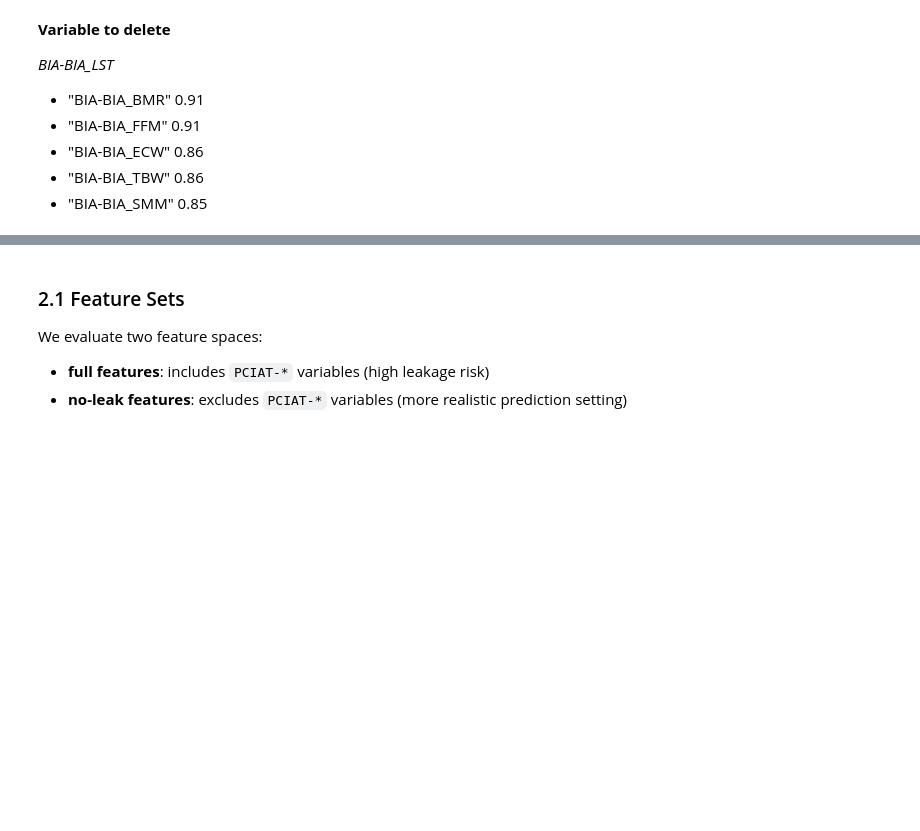
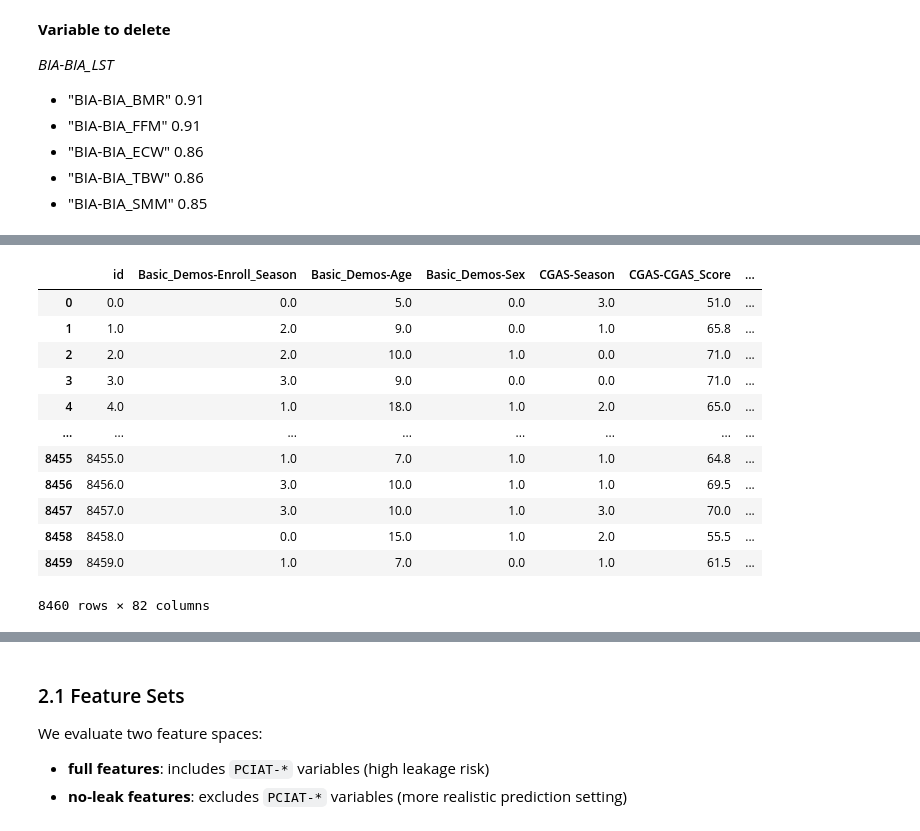
Before and after one commit to kilomo12/Data_Mining_project2, a Jupyter notebook: Data_Mining_project_2_copy.ipynb, the cells around one changed output, grey strips where cells are left out. Drawn from its saved outputs; the diff is of its cells as text; code cells hidden in the pictures; blank space fills up the shorter version.

```diff
--- a/Data_Mining_project_2_copy.ipynb
+++ b/Data_Mining_project_2_copy.ipynb
@@ -459,0 +549,46 @@ corr_info(numerical_df, 0.5, "spearman", "dict")["BIA-BIA_LST"]
+# %%
+# Imputation strategy MissForest
+from sklearn.impute import IterativeImputer
+
+df_1 = df.copy()
+
+# 2. Encodage des catégories sur df_1 (pas df)
+encoder = OrdinalEncoder()
+cat_cols = categorical_cols.columns
+df_1[cat_cols] = encoder.fit_transform(df_1[cat_cols])
+
+# 3. Configuration de l'imputeur (Style MissForest optimisé)
+# C'est ICI qu'on place n_jobs=-1 pour accélérer le RandomForest
+estimateur = RandomForestRegressor(
+    n_estimators=10,
+    n_jobs=-1,       # Utilise tous les cœurs du processeur
+    random_state=42
+)
+
+imputer = IterativeImputer(
+    estimator=estimateur,
+    random_state=42,
+    max_iter=10      # Attention, pas de paramètre n_jobs ici !
+)
+
+# 4. Imputation
+df_imputed = pd.DataFrame(imputer.fit_transform(df_1), columns=df_1.columns)
+
+# 5. Décodage (avec un petit .astype(int) pour éviter les bugs si l'imputeur renvoie des floats)
+df_imputed[cat_cols] = encoder.inverse_transform(df_imputed[cat_cols].round().astype(int))
+
+df_imputed
+# %% [output]
+|  | id | Basic_Demos-Enroll_Season | Basic_Demos-Age | Basic_Demos-Sex | CGAS-Season | CGAS-CGAS_Score | ... |
+| 0 | 0.0 | 0.0 | 5.0 | 0.0 | 3.0 | 51.0 | ... |
+| 1 | 1.0 | 2.0 | 9.0 | 0.0 | 1.0 | 65.8 | ... |
+| 2 | 2.0 | 2.0 | 10.0 | 1.0 | 0.0 | 71.0 | ... |
+| 3 | 3.0 | 3.0 | 9.0 | 0.0 | 0.0 | 71.0 | ... |
+| 4 | 4.0 | 1.0 | 18.0 | 1.0 | 2.0 | 65.0 | ... |
+| ... | ... | ... | ... | ... | ... | ... | ... |
+| 8455 | 8455.0 | 1.0 | 7.0 | 1.0 | 1.0 | 64.8 | ... |
+| 8456 | 8456.0 | 3.0 | 10.0 | 1.0 | 1.0 | 69.5 | ... |
+| 8457 | 8457.0 | 3.0 | 10.0 | 1.0 | 3.0 | 70.0 | ... |
+| 8458 | 8458.0 | 0.0 | 15.0 | 1.0 | 2.0 | 55.5 | ... |
+| 8459 | 8459.0 | 1.0 | 7.0 | 0.0 | 1.0 | 61.5 | ... |
+8460 rows × 82 columns
```
Also changed, not shown: parts of 12 cells of this notebook.
